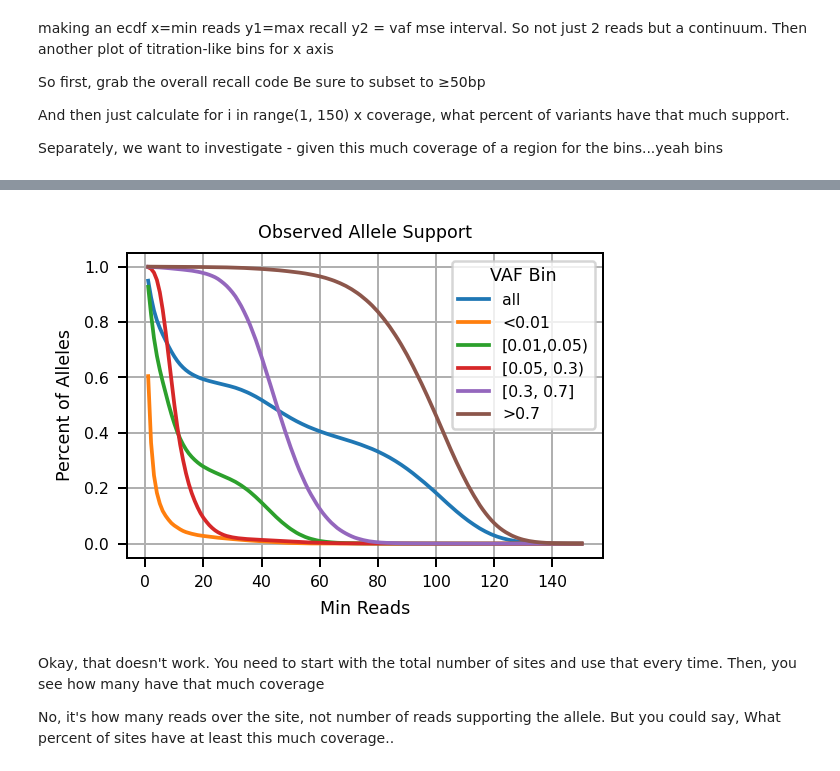
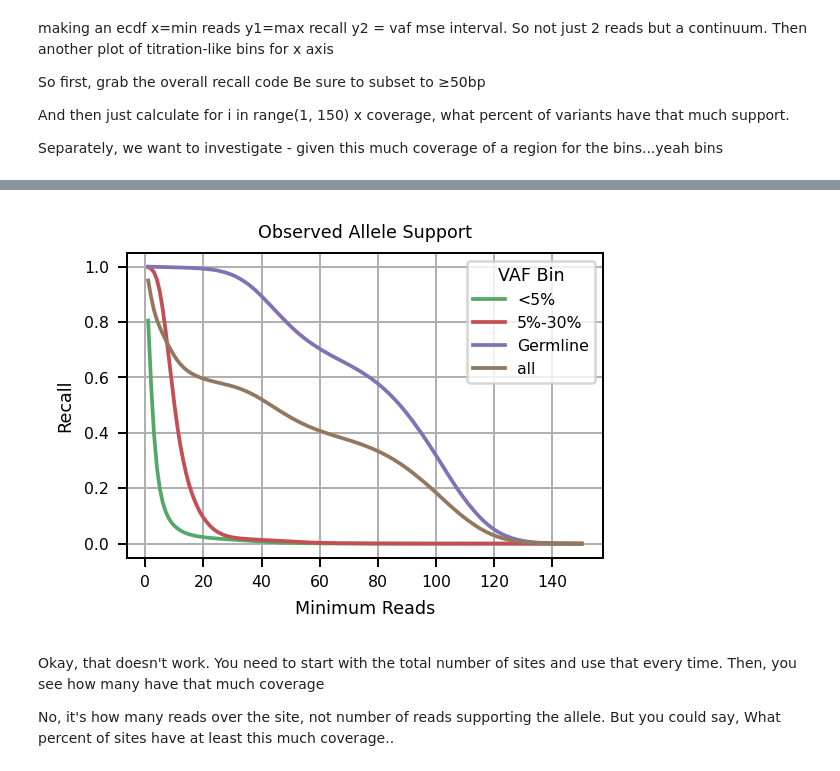
Before and after one commit to BCM-HGSC/SMaHT_MIMS, a Jupyter notebook: allele_delta/RecallTitration.ipynb, the cells around one changed output, grey strips where cells are left out. Drawn from its saved outputs; the diff is of its cells as text; code cells hidden in the pictures.

Commit message:
plot refinement

```diff
--- a/allele_delta/RecallTitration.ipynb
+++ b/allele_delta/RecallTitration.ipynb
@@ -46,6 +64,8 @@ files = ["data/hapmix.allele_delta.hifi.BCM.pq",
          "data/hapmix.allele_delta.hifi.WashU.pq",
          "data/hapmix.allele_delta.ontStd.BCM.pq",
          "data/hapmix.allele_delta.ontStd.UW.pq"]
+palette = sb.color_palette('deep', n_colors=8)
+
 files = [files[3]]
 fig, ax = plt.subplots(nrows=1,
                        ncols=len(files),
@@ -59,42 +79,63 @@ fig, ax = plt.subplots(nrows=1,
 
 for i, fn in enumerate(files):
     measure = pd.read_parquet(fn)
+    #measure = measure[measure['VAF delta'].abs() < 0.05].copy()
     _, _, tech, center, _ = fn.split('/')[1].split('.')
     tech = {'hifi': 'HiFi', 'ontStd':"ONT"}[tech]
 
-    subset = measure['expected_len'].abs() >= 0
+    subset = (measure['coverage'] != 0) & (measure['expected_len'].abs() < 500)#.between(95, 105)
     rare = measure['expected_vaf'] < 0.01
-    ultra_low = measure['expected_vaf'].between(0.01, 0.5, inclusive='left')
+    ultra_low = measure['expected_vaf'].between(0.01, 0.025, inclusive='left')
+    ultra_low2 = measure['expected_vaf'].between(0.025, 0.05, inclusive='left')
     low = measure['expected_vaf'].between(0.05, 0.30, inclusive='left')
-    medium = measure['expected_vaf'].between(0.30, 0.70)
-    high = measure['expected_vaf'] > 0.70
+    medium = measure['expected_vaf'].between(0.30, 1.01)
+    # Alternative
+    ultra_low = measure['expected_vaf'] < 0.05
+    low = measure['expected_vaf'].between(0.05, 0.30, inclusive='left')
+    germline = measure['expected_vaf'] >= 0.30
+    #high = measure['expected_vaf'] > 0.70
 
     def foo(x, min_reads, name):
         tp = (x['read_count'] >= min_reads).sum()
         total = len(x)
         fn = total - tp
         return [tp, fn, total, tp/total, min_reads, name]
 
     rows = []
-    for name, df in [('all', subset), ('<0.01', rare), ('[0.01,0.05)', ultra_low),
-                     ('[0.05, 0.3)', low), ('[0.3, 0.7]', medium), ('>0.7', high)]:
+    to_plot = [('all', subset), ('<0.01', rare),
+                     ('[0.01,0.025)', ultra_low),
+                     ('[0.025,0.05)', ultra_low2),
+                     ('[0.05, 0.3)', low),
+                     ('Germline', medium),]
+    to_plot = [('all', subset), ('<5%', ultra_low),
+                 ('5%-30%', low),
+                 ('Germline', germline)]
+
+    for name, df in to_plot:
+                     #('>0.7', high)]:
         view = measure[subset & df]
         for cov_x in range(1, 151):
             rows.append(foo(view, cov_x, name))
 
     r = pd.DataFrame(rows, columns=['TP', 'FN', 'total', 'recall', "min reads", "VAF Bin"])
 
     mean_cov = measure.drop_duplicates(subset=['chrom', 'start', 'end'])['coverage'].mean().astype(int)
-    p = sb.lineplot(data=r, x="min reads", y="recall", hue='VAF Bin', ax = ax[0][i])
-    _ = p.set(ylabel="Percent of Alleles", xlabel="Min Reads",
+    p = sb.lineplot(data=r,
+                    x="min reads",
+                    y="recall",
+                    hue='VAF Bin',
+                    hue_order=['<5%', '5%-30%', 'Germline', 'all'],
+                    ax = ax[0][i],
+                   palette=palette[2:-2])
+    _ = p.set(ylabel="Recall", xlabel="Minimum Reads",
               #title=f"Allele Coverage {tech} {center}\n(Mean Coverage {mean_cov}x)",
               title=f"Observed Allele Support",
              )
     plt.grid()
 plt.tight_layout()
 plt.show()
 # %% [output]
-[figure, old version]
+[figure, new version]
 # %% [markdown]
 Okay, that doesn't work. You need to start with the total number of sites and use that every time.
 Then, you see how many have that much coverage
```
Also changed, not shown: parts of 1 cell of this notebook, 3 other files.
